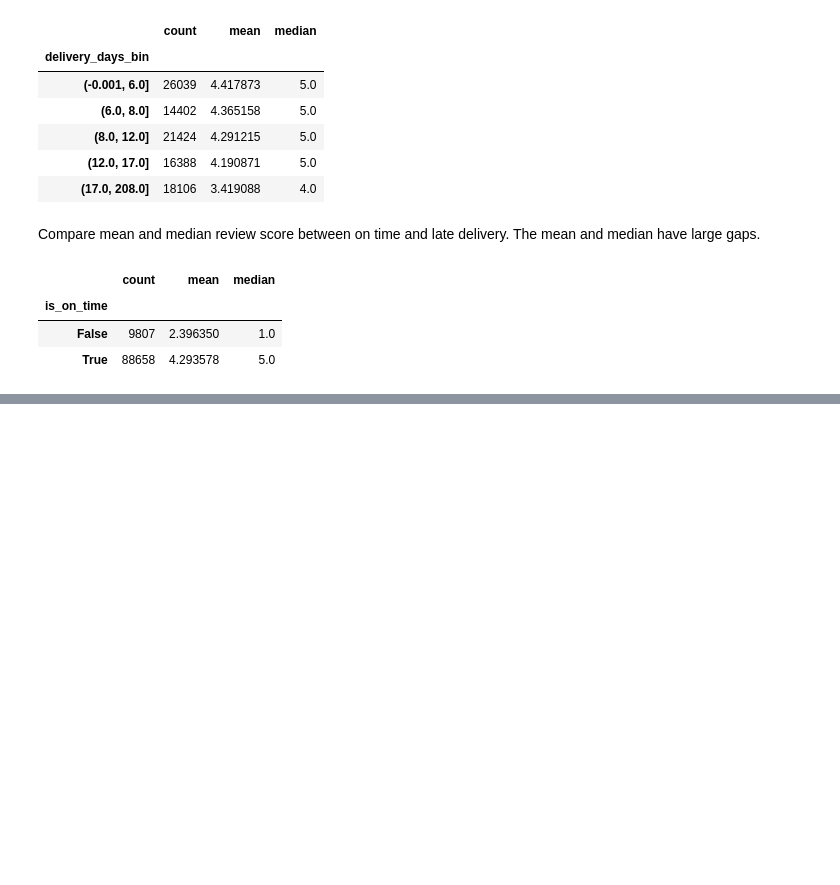
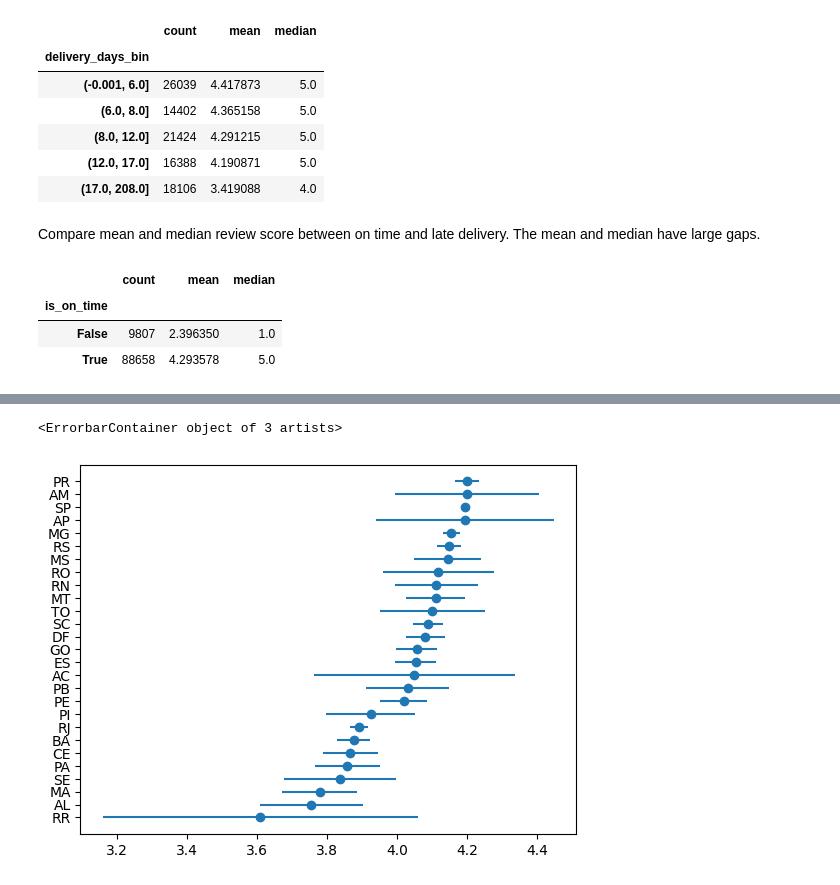
Before and after one commit to IT5006-Group9/IT5006-Group9-Olist-Project, a Jupyter notebook: notebooks/01_customer_satisfaction_eda.ipynb, the cells around one changed output, grey strips where cells are left out. Drawn from its saved outputs; the diff is of its cells as text; code cells hidden in the pictures; blank space fills up the shorter version.

```diff
--- a/notebooks/01_customer_satisfaction_eda.ipynb
+++ b/notebooks/01_customer_satisfaction_eda.ipynb
@@ -303,0 +311,9 @@ df_sat.groupby('is_on_time')['review_score'].agg(['count', 'mean', 'median'])
+# %%
+state_stats = (
+    df_sat
+    .groupby('customer_state')['review_score']
+    .agg(['count', 'mean', 'std'])
+    .sort_values('mean')
+)
+
+state_stats
@@ -303,0 +341,12 @@ df_sat.groupby('is_on_time')['review_score'].agg(['count', 'mean', 'median'])
+# %%
+state_stats['se'] = (
+    state_stats['std'] / np.sqrt(state_stats['count'])
+)
+state_stats['ci_low'] = (
+    state_stats['mean'] - 1.96 * state_stats['se']
+)
+
+state_stats['ci_high'] = (
+    state_stats['mean'] + 1.96 * state_stats['se']
+)
+state_stats
@@ -303,0 +378,10 @@ df_sat.groupby('is_on_time')['review_score'].agg(['count', 'mean', 'median'])
+# %%
+plt.errorbar(
+    x=state_stats['mean'],
+    y=state_stats.index,
+    xerr=1.96 * state_stats['se'],
+    fmt='o'
+)
+# %% [output]
+<ErrorbarContainer object of 3 artists>
+[figure, added]
```
Also changed, not shown: parts of 10 cells of this notebook.
